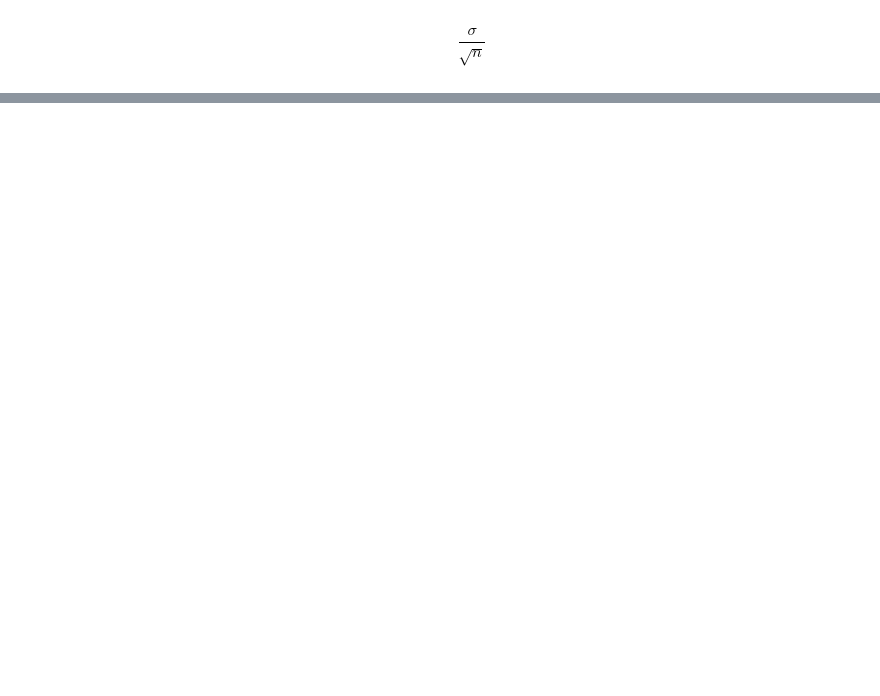
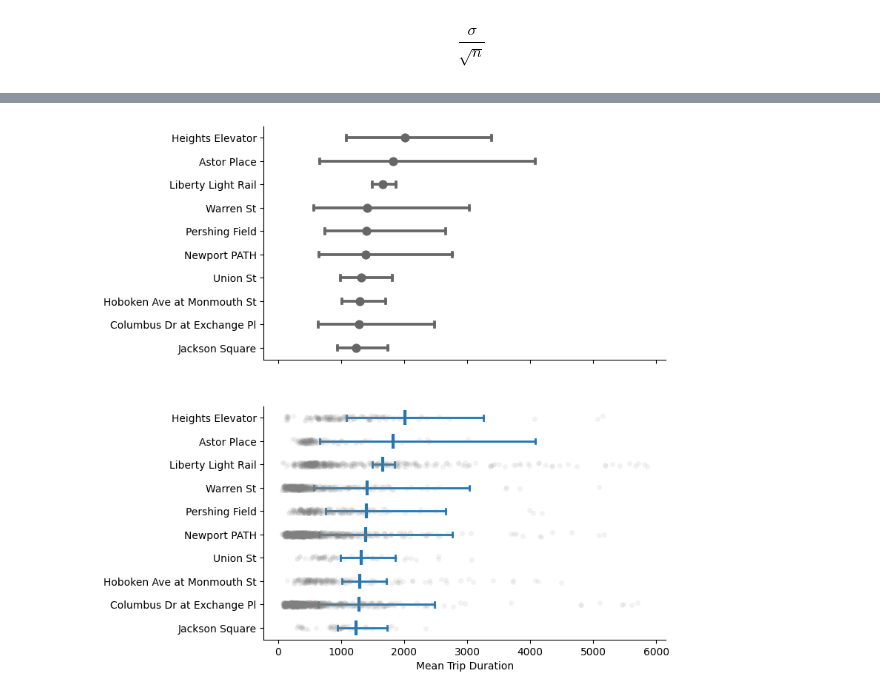
Before and after one commit to nickxscott/INFO658, a Jupyter notebook: notebooks/09_stats.ipynb, the cells around one changed output, grey strips where cells are left out. Cells and saved outputs as stored; diff of their text form; code cells hidden in the pictures; blank space fills up the shorter version.

```diff
--- a/notebooks/09_stats.ipynb
+++ b/notebooks/09_stats.ipynb
@@ -210,0 +260,22 @@ ax[1].set(ylabel='Sample', xlabel='Commute Time', title='95% Confidence Interval
+# %%
+fig, ax = plt.subplots(2,1, figsize=(7, 9), sharex=True, sharey=True)
+sns.despine(right=True, top=True)
+
+#points with errorbars
+sns.pointplot(data=df_bar,y='start station name', x='tripduration', linestyle='none', capsize=.2,
+             color='0.4', ax=ax[0])
+ax[0].set(ylabel='', xlabel='');
+
+#points with stripplot
+#df_bar.loc[df_bar.tripduration<5000]
+sns.stripplot(
+    data=df_bar.loc[df_bar.tripduration<6000].sample(frac=0.4), y='start station name', x='tripduration',
+    dodge=False, alpha=.1, legend=False, color='grey', ax=ax[1])
+sns.pointplot(
+    data=df_bar, y='start station name', x='tripduration',
+    linestyle="none", errorbar=("ci", 95),capsize=.2, err_kws={'linewidth': 2},
+    marker='|', markersize=15, markeredgewidth=3, ax=ax[1]
+)
+ax[1].set(ylabel='', xlabel='Mean Trip Duration');
+# %% [output]
+[figure, added]
```
Also changed, not shown: parts of 12 cells of this notebook, 3 other files.
